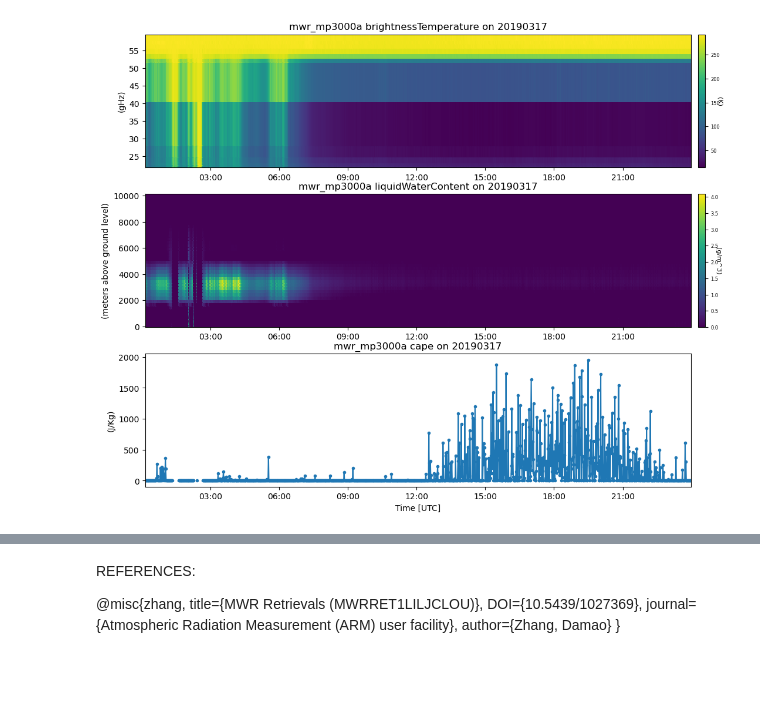
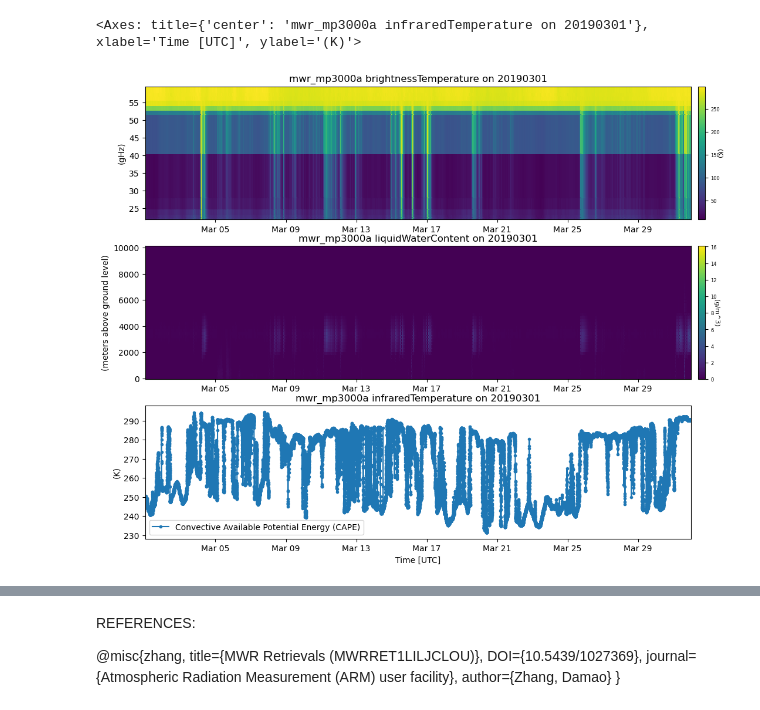
Before and after one commit to lourencocavalcante/CAP-730-Research-Proposal-Dissertation, a Jupyter notebook: Notebooks/arm_corMWRP_down_and_view.ipynb, the cells around one changed output, grey strips where cells are left out. Drawn from its saved outputs; the diff is of its cells as text; code cells hidden in the pictures; blank space fills up the shorter version.

```diff
--- a/Notebooks/arm_corMWRP_down_and_view.ipynb
+++ b/Notebooks/arm_corMWRP_down_and_view.ipynb
@@ -36,35 +36,37 @@ hora = data.strftime('%H-%M-%S')
 
 keepdims=False
 
 #Access directores files downloaded
 
-mwr_mp3000a_ds = act.io.armfiles.read_netcdf(f'./{datastream}/{datastream}.20190317*.cdf')
-ceil_ds = act.io.armfiles.read_netcdf(f'./{datastream}/{datastream}.20190317*.cdf')
+mwr_mp3000a_ds = act.io.armfiles.read_netcdf(f'./{datastream}/{datastream}.201903*.cdf')
+ceil_ds = act.io.armfiles.read_netcdf(f'./{datastream}/{datastream}.201903*.cdf')
+
 
 
 #print(mwr_mp3000a_ds.variables)
 # Create a TimeSeriesDisplay object
 #mwr_mp3000a_ds = mwr_mp3000a_ds.resample(time='1min').nearest()
 #ceil_ds = ceil_ds.resample(time='1min').nearest()
 
 display = act.plotting.TimeSeriesDisplay(
    {'mwr_mp3000a': mwr_mp3000a_ds, 'mwr_mp3000a_': ceil_ds},
    subplot_shape=(3,), figsize=(12,10)
 )
 
 # Plot data
 
 display.plot('brightnessTemperature', dsname='mwr_mp3000a' , set_shading='nearest',
    subplot_index=(0,))
 
 
 display.plot('liquidWaterContent', dsname='mwr_mp3000a', set_shading='nearest',
    subplot_index=(1,))
 
-display.plot('cape', dsname='mwr_mp3000a', set_shading='nearest',
+display.plot('infraredTemperature', dsname='mwr_mp3000a', set_shading='nearest', label='Convective Available Potential Energy (CAPE)',
    subplot_index=(2,))
 
 
-plt.savefig(f'{datastream}/output/figures/{datastream}_{hoje}_{hora}.png')
+#plt.savefig(f'{datastream}/output/figures/{datastream}_{hoje}_{hora}.png')
 # %% [output]
+<Axes: title={'center': 'mwr_mp3000a infraredTemperature on 20190301'}, xlabel='Time [UTC]', ylabel='(K)'>
-[figure, old version]
+[figure, new version]
```
Also changed, not shown: parts of 3 cells of this notebook, 11 other files.
